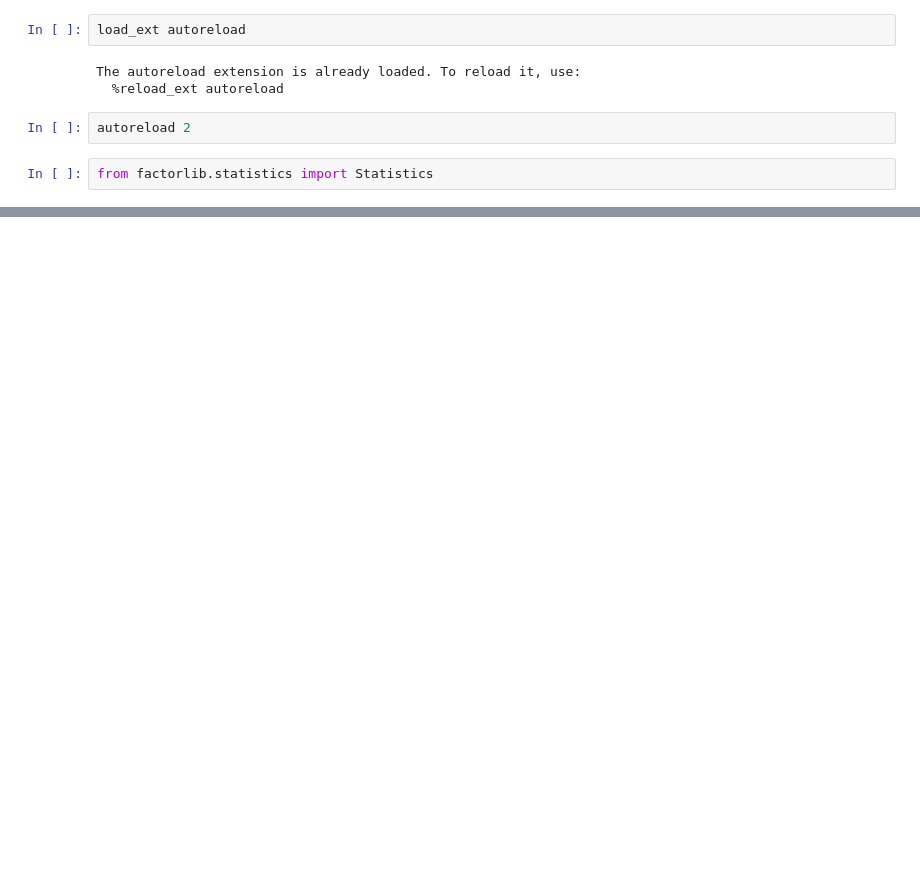
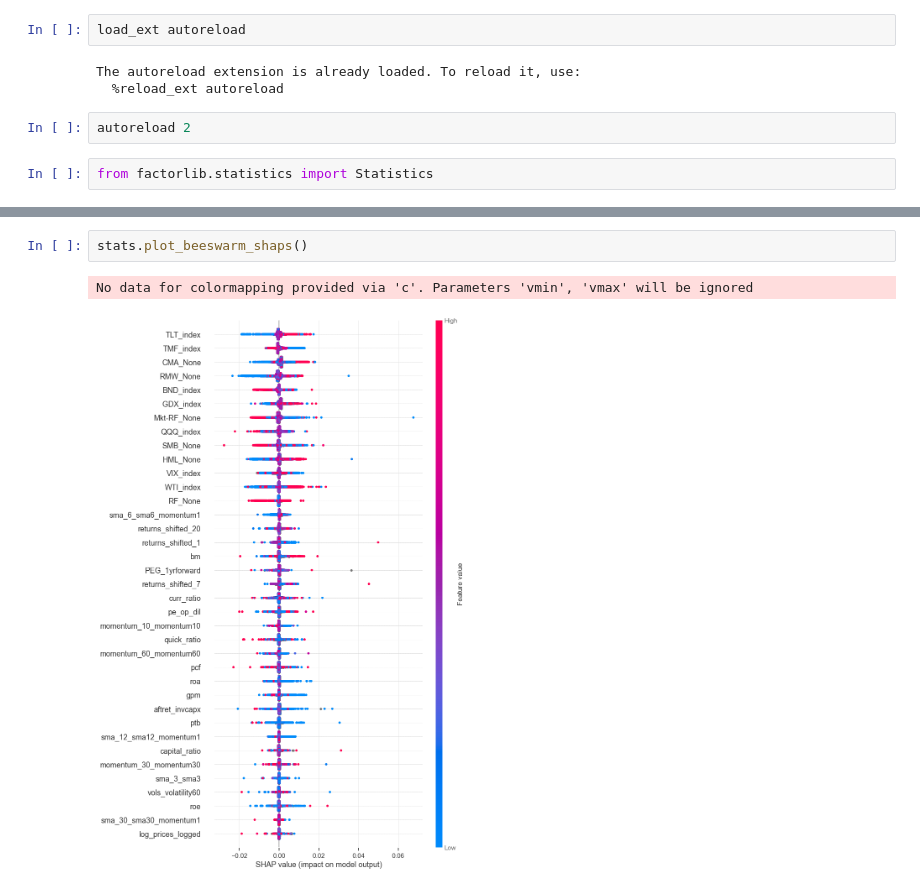
Before and after one commit to jakezur1/factorlib, a Jupyter notebook: results/stats_viewer.ipynb, the cells around one changed output, grey strips where cells are left out. Cells and saved outputs as stored; diff of their text form; blank space fills up the shorter version.

Commit message:
added shap values for all features

```diff
--- a/results/stats_viewer.ipynb
+++ b/results/stats_viewer.ipynb
@@ -54,0 +76,5 @@ stats.compute_correlations()
+# %%
+stats.plot_beeswarm_shaps()
+# %% [output]
+No data for colormapping provided via 'c'. Parameters 'vmin', 'vmax' will be ignored
+[figure, added]
```
Also changed, not shown: parts of 3 cells of this notebook, 8 other files.
